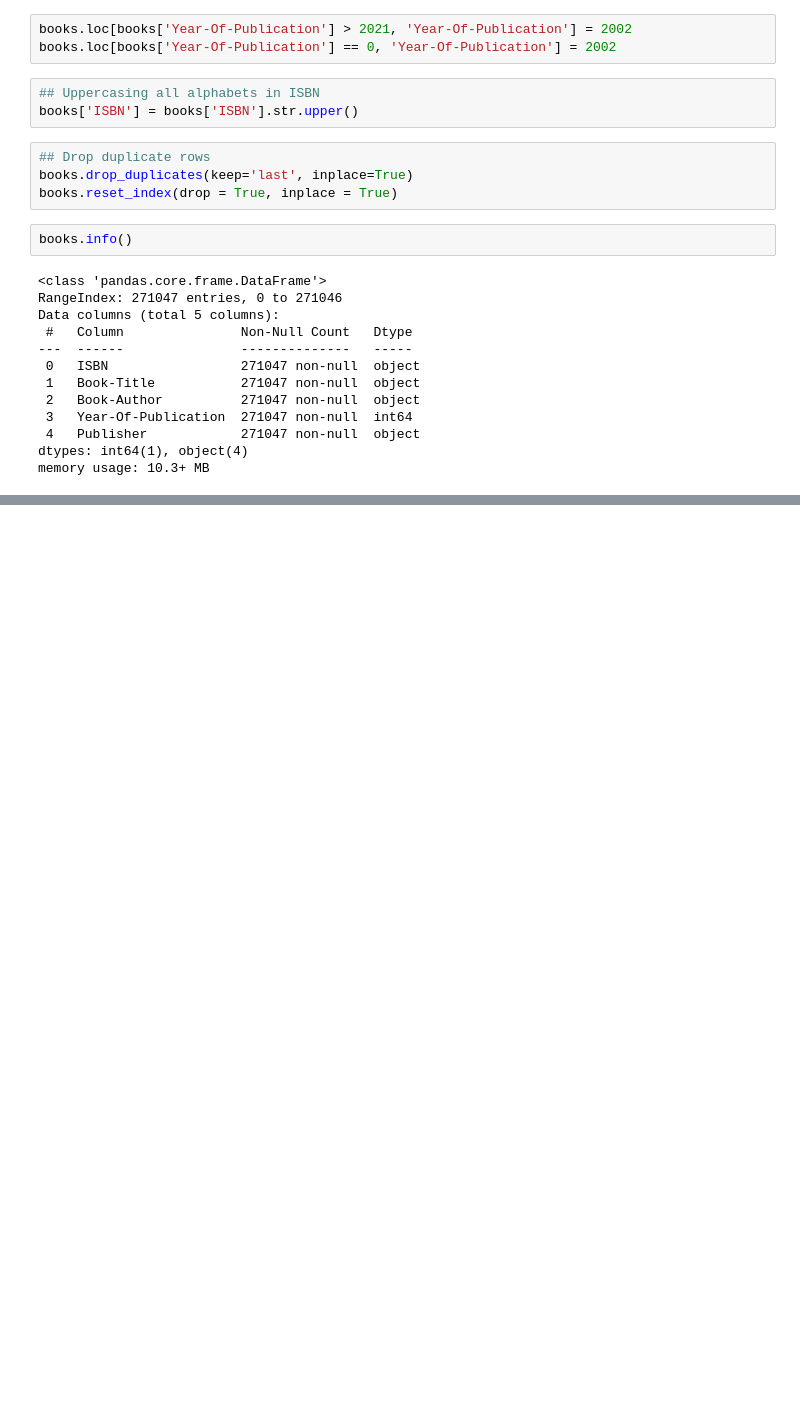
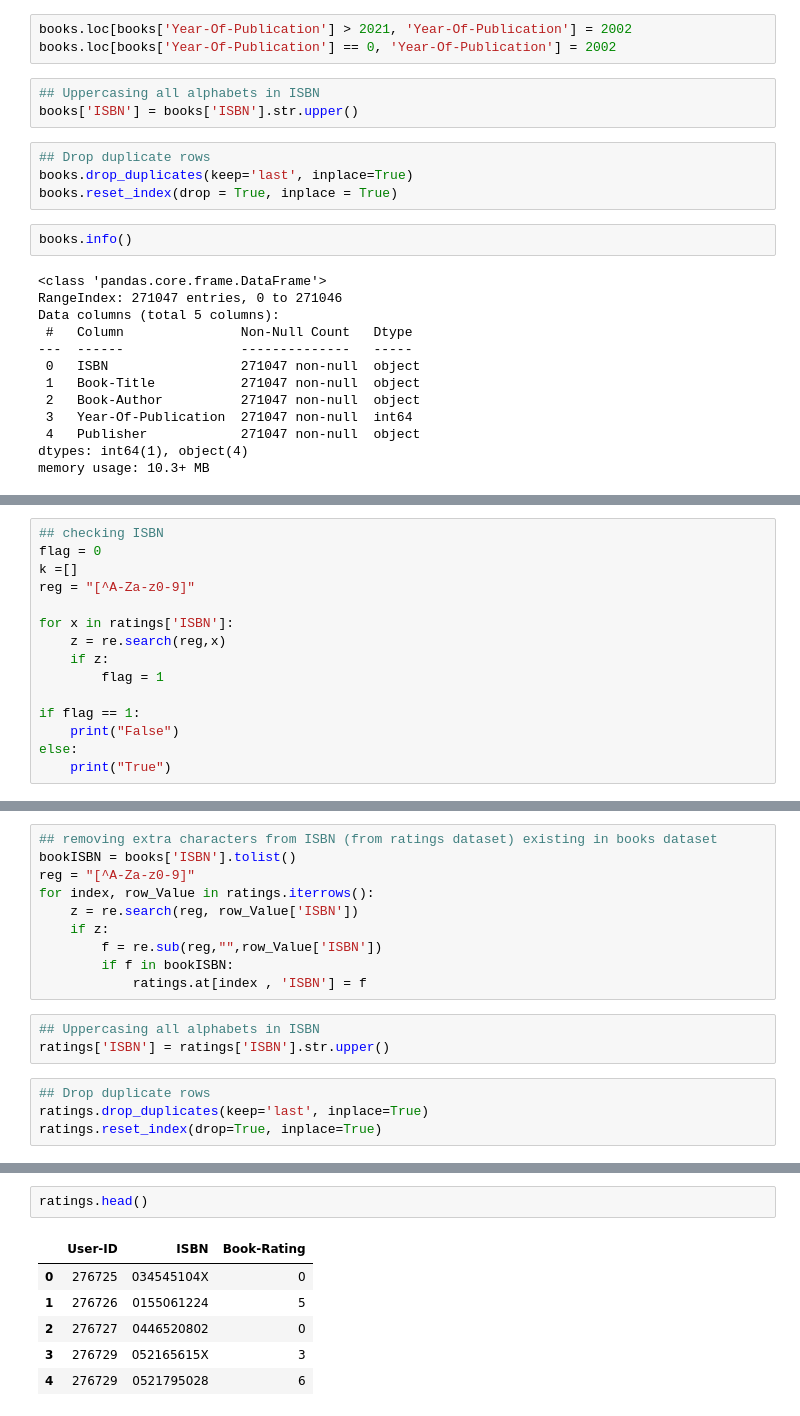
Before and after one commit to Ashu10051998/Book-Recommender-System, a Jupyter notebook: Book_recomender_system.ipynb, the cells around one changed output, grey strips where cells are left out. Cells and saved outputs as stored; diff of their text form; blank space fills up the shorter version.

```diff
--- a/Book_recomender_system.ipynb
+++ b/Book_recomender_system.ipynb
@@ -173,0 +338,15 @@ books.head()
+# %%
+## checking ISBN
+flag = 0
+k =[]
+reg = "[^A-Za-z0-9]"
+
+for x in ratings['ISBN']:
+    z = re.search(reg,x)
+    if z:
+        flag = 1
+
+if flag == 1:
+    print("False")
+else:
+    print("True")
@@ -173,0 +355,17 @@ books.head()
+# %%
+## removing extra characters from ISBN (from ratings dataset) existing in books dataset
+bookISBN = books['ISBN'].tolist()
+reg = "[^A-Za-z0-9]"
+for index, row_Value in ratings.iterrows():
+    z = re.search(reg, row_Value['ISBN'])
+    if z:
+        f = re.sub(reg,"",row_Value['ISBN'])
+        if f in bookISBN:
+            ratings.at[index , 'ISBN'] = f
+# %%
+## Uppercasing all alphabets in ISBN
+ratings['ISBN'] = ratings['ISBN'].str.upper()
+# %%
+## Drop duplicate rows
+ratings.drop_duplicates(keep='last', inplace=True)
+ratings.reset_index(drop=True, inplace=True)
@@ -173,0 +385,9 @@ books.head()
+# %%
+ratings.head()
+# %% [output]
+|  | User-ID | ISBN | Book-Rating |
+| 0 | 276725 | 034545104X | 0 |
+| 1 | 276726 | 0155061224 | 5 |
+| 2 | 276727 | 0446520802 | 0 |
+| 3 | 276729 | 052165615X | 3 |
+| 4 | 276729 | 0521795028 | 6 |
```
Also changed, not shown: parts of 20 cells of this notebook.
